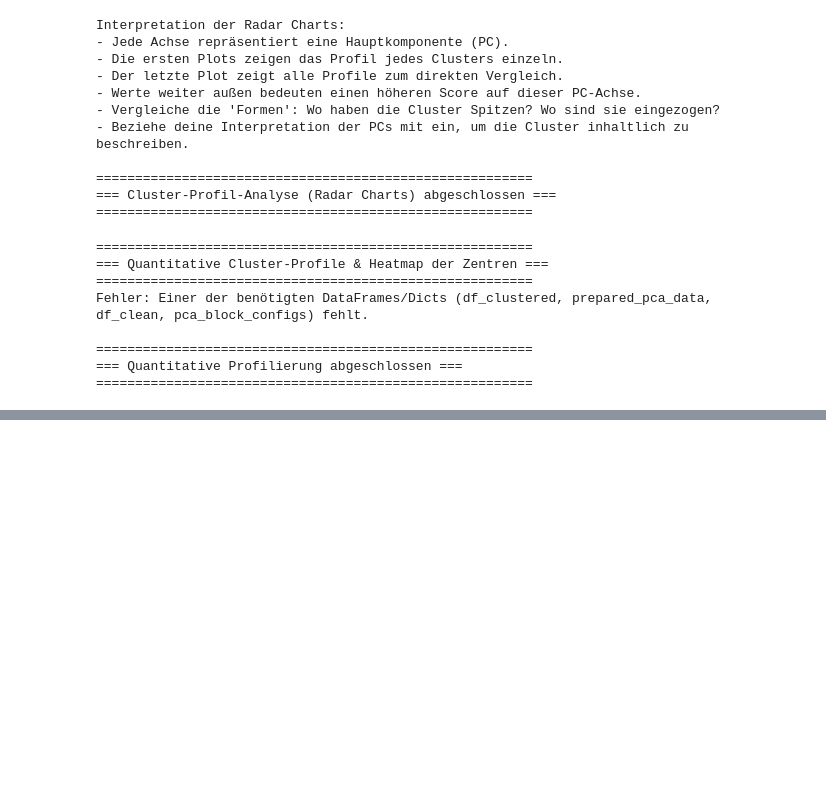
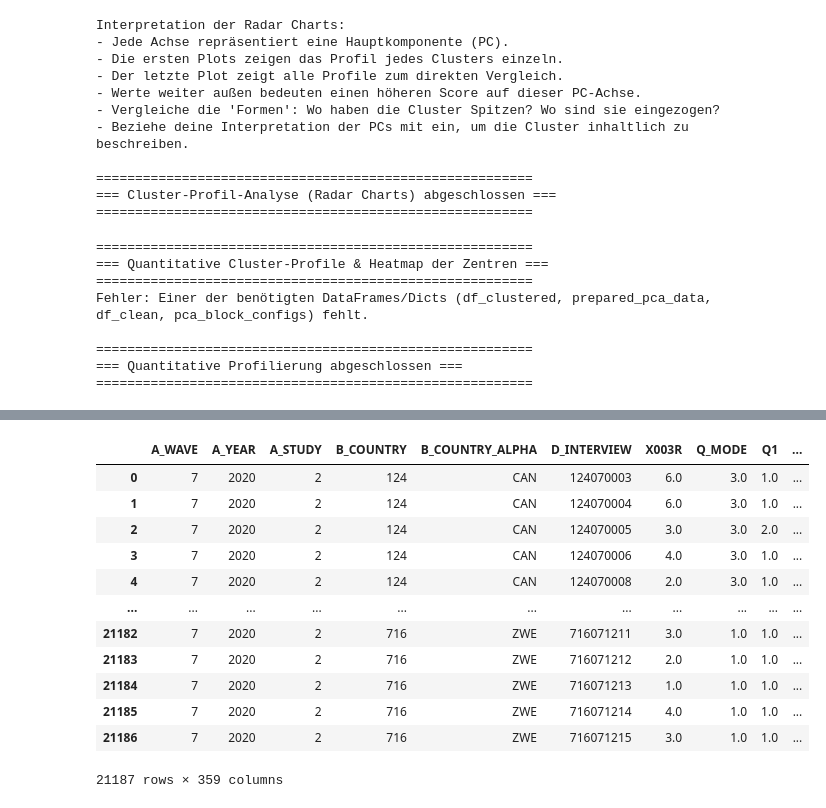
Before and after one commit to TobiasMaissen/cas_statistik_davi, a Jupyter notebook: statistik.ipynb, the cells around one changed output, grey strips where cells are left out. Cells and saved outputs as stored; diff of their text form; code cells hidden in the pictures; blank space fills up the shorter version.

```diff
--- a/statistik.ipynb
+++ b/statistik.ipynb
@@ -3391,0 +3420,16 @@ Fehler: Einer der benötigten DataFrames/Dicts (df_clustered, prepared_pca_data,
+# %%
+df_clean
+# %% [output]
+|  | A_WAVE | A_YEAR | A_STUDY | B_COUNTRY | B_COUNTRY_ALPHA | D_INTERVIEW | X003R | Q_MODE | Q1 | ... |
+| 0 | 7 | 2020 | 2 | 124 | CAN | 124070003 | 6.0 | 3.0 | 1.0 | ... |
+| 1 | 7 | 2020 | 2 | 124 | CAN | 124070004 | 6.0 | 3.0 | 1.0 | ... |
+| 2 | 7 | 2020 | 2 | 124 | CAN | 124070005 | 3.0 | 3.0 | 2.0 | ... |
+| 3 | 7 | 2020 | 2 | 124 | CAN | 124070006 | 4.0 | 3.0 | 1.0 | ... |
+| 4 | 7 | 2020 | 2 | 124 | CAN | 124070008 | 2.0 | 3.0 | 1.0 | ... |
+| ... | ... | ... | ... | ... | ... | ... | ... | ... | ... | ... |
+| 21182 | 7 | 2020 | 2 | 716 | ZWE | 716071211 | 3.0 | 1.0 | 1.0 | ... |
+| 21183 | 7 | 2020 | 2 | 716 | ZWE | 716071212 | 2.0 | 1.0 | 1.0 | ... |
+| 21184 | 7 | 2020 | 2 | 716 | ZWE | 716071213 | 1.0 | 1.0 | 1.0 | ... |
+| 21185 | 7 | 2020 | 2 | 716 | ZWE | 716071214 | 4.0 | 1.0 | 1.0 | ... |
+| 21186 | 7 | 2020 | 2 | 716 | ZWE | 716071215 | 3.0 | 1.0 | 1.0 | ... |
+21187 rows × 359 columns
```
Also changed, not shown: parts of 10 cells of this notebook.
